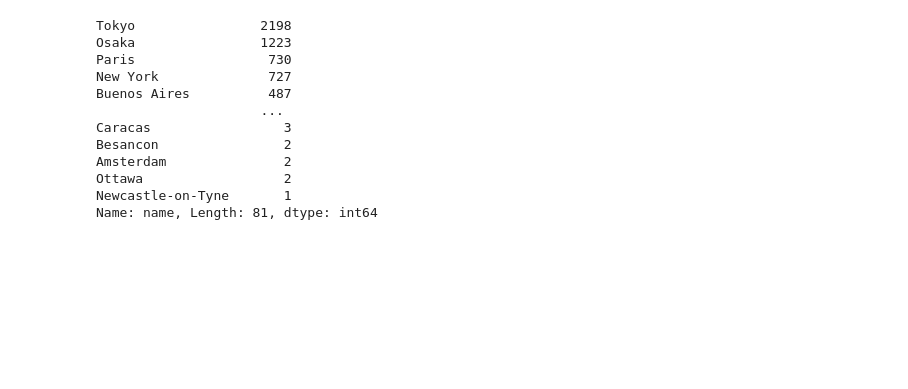
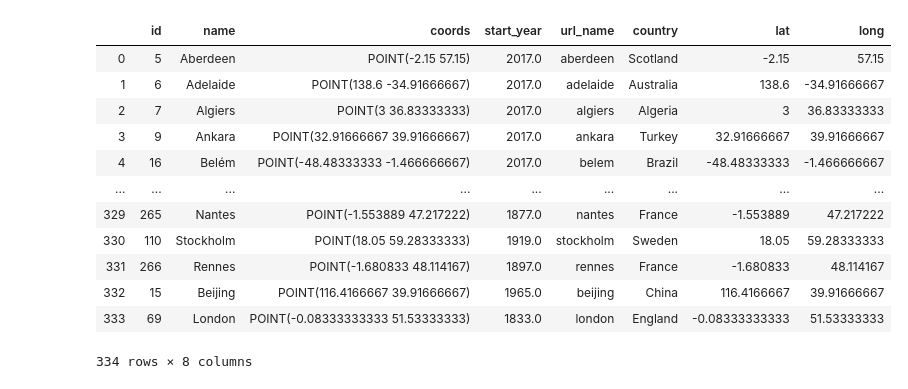
Before and after one commit to rcohngru/Fun-With-Trains, a Jupyter notebook: Fun with trains.ipynb, the cells around one changed output. Saved outputs shown, nothing was run; the diff lists cells and outputs as text; code cells hidden in the pictures; blank space fills up the shorter version.

```diff
--- a/Fun with trains.ipynb
+++ b/Fun with trains.ipynb
@@ -26,15 +4,0 @@ city_stations = pd.merge(cities, stations, left_on='id', right_on='city_id', how
-# %%
-city_stations['name'].value_counts()
-# %% [output]
-Tokyo                2198
-Osaka                1223
-Paris                 730
-New York              727
-Buenos Aires          487
-                     ...
-Caracas                 3
-Besancon                2
-Amsterdam               2
-Ottawa                  2
-Newcastle-on-Tyne       1
-Name: name, Length: 81, dtype: int64
@@ -41,3 +8,41 @@ Name: name, Length: 81, dtype: int64
+# %%
+def clean_bad_dates(df, col_name, replace_name, func):
+    indices = df[df[col_name].apply(func)].index
+    df.loc[indices, col_name] = df.loc[indices, replace_name]
+
+def point_to_coords(df, col_name):
+    '''
+        Parses a dataframe column for latitude and longitude coordinates
+
+        Converts a dataframe column of form POINT(<long> <lat>) into two separate columns
+
+        Parameters:
+            -df : a pandas dataframe
+            -col_name : the name of the dataframe column to be parsed
+    '''
+    df['lat'] = df[col_name].apply(lambda x: x.split('POINT(')[1].split()[0])
+    df['long'] = df[col_name].apply(lambda x: x.split('POINT(')[1].split()[1].split(')')[0])
+# %%
+# all that needs to be done to clean cities data
+# probably can drop states, but might use later
+cities = pd.read_csv('data/cities.csv')
+point_to_coords(cities, 'coords')
+cities = cities.drop(columns=['country_state'])
+cities
+# %% [output]
+|  | id | name | coords | start_year | url_name | country | lat | long |
+| 0 | 5 | Aberdeen | POINT(-2.15 57.15) | 2017.0 | aberdeen | Scotland | -2.15 | 57.15 |
+| 1 | 6 | Adelaide | POINT(138.6 -34.91666667) | 2017.0 | adelaide | Australia | 138.6 | -34.91666667 |
+| 2 | 7 | Algiers | POINT(3 36.83333333) | 2017.0 | algiers | Algeria | 3 | 36.83333333 |
+| 3 | 9 | Ankara | POINT(32.91666667 39.91666667) | 2017.0 | ankara | Turkey | 32.91666667 | 39.91666667 |
+| 4 | 16 | Belém | POINT(-48.48333333 -1.466666667) | 2017.0 | belem | Brazil | -48.48333333 | -1.466666667 |
+| ... | ... | ... | ... | ... | ... | ... | ... | ... |
+| 329 | 265 | Nantes | POINT(-1.553889 47.217222) | 1877.0 | nantes | France | -1.553889 | 47.217222 |
+| 330 | 110 | Stockholm | POINT(18.05 59.28333333) | 1919.0 | stockholm | Sweden | 18.05 | 59.28333333 |
+| 331 | 266 | Rennes | POINT(-1.680833 48.114167) | 1897.0 | rennes | France | -1.680833 | 48.114167 |
+| 332 | 15 | Beijing | POINT(116.4166667 39.91666667) | 1965.0 | beijing | China | 116.4166667 | 39.91666667 |
+| 333 | 69 | London | POINT(-0.08333333333 51.53333333) | 1833.0 | london | England | -0.08333333333 | 51.53333333 |
+334 rows × 8 columns
 # %%
 cities
 # %% [output]
```
Also changed, not shown: parts of 12 cells of this notebook, 1 other file.
